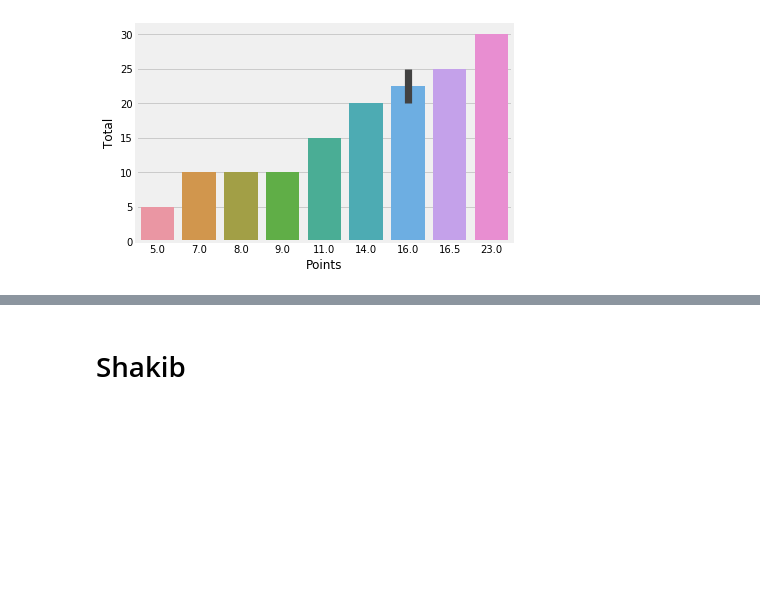
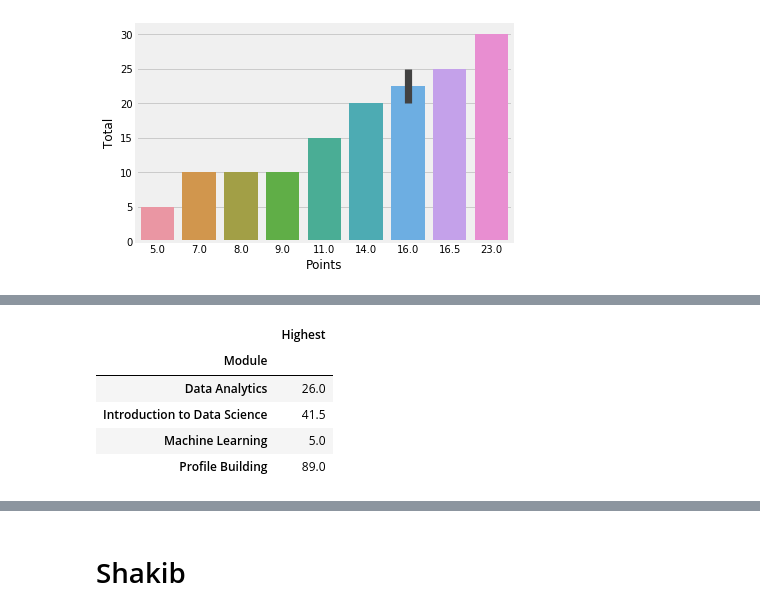
Before and after one commit to SkeyRahaman/Report-Card-Generator, a Jupyter notebook: Report-Card-Generator.ipynb, the cells around one changed output, grey strips where cells are left out. Saved outputs shown, nothing was run; the diff lists cells and outputs as text; code cells hidden in the pictures; blank space fills up the shorter version.

```diff
--- a/Report-Card-Generator.ipynb
+++ b/Report-Card-Generator.ipynb
@@ -241,0 +297,9 @@ KNOWLEDGE SHARING PERCENTILE:  22.5 %
+# %%
+highest_mask
+# %% [output]
+|  | Highest |
+| Module |  |
+| Data Analytics | 26.0 |
+| Introduction to Data Science | 41.5 |
+| Machine Learning | 5.0 |
+| Profile Building | 89.0 |
```
Also changed, not shown: parts of 15 cells of this notebook.
